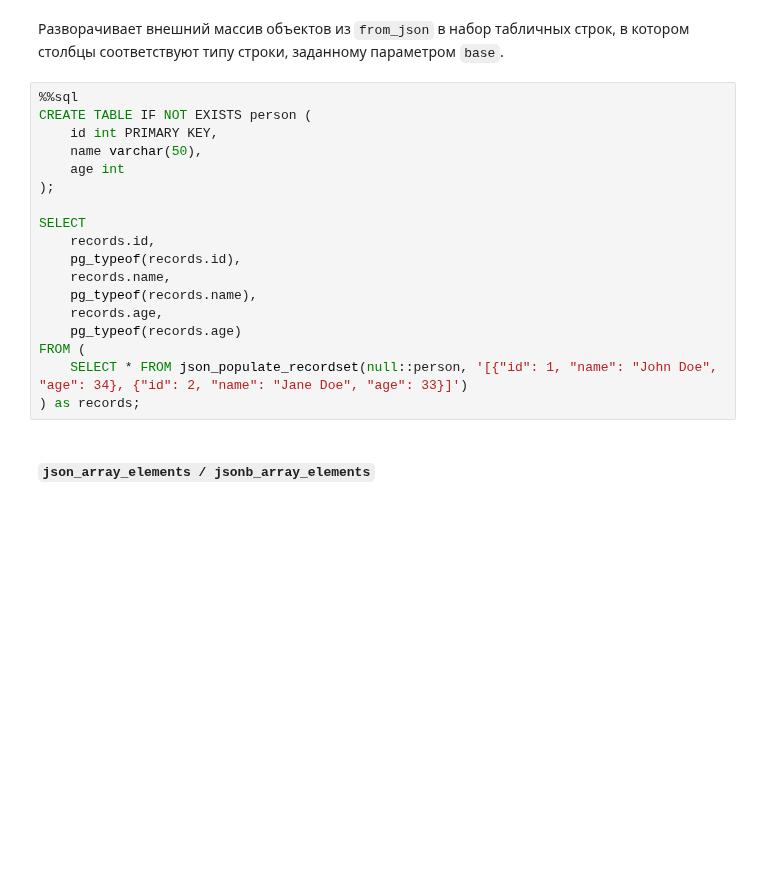
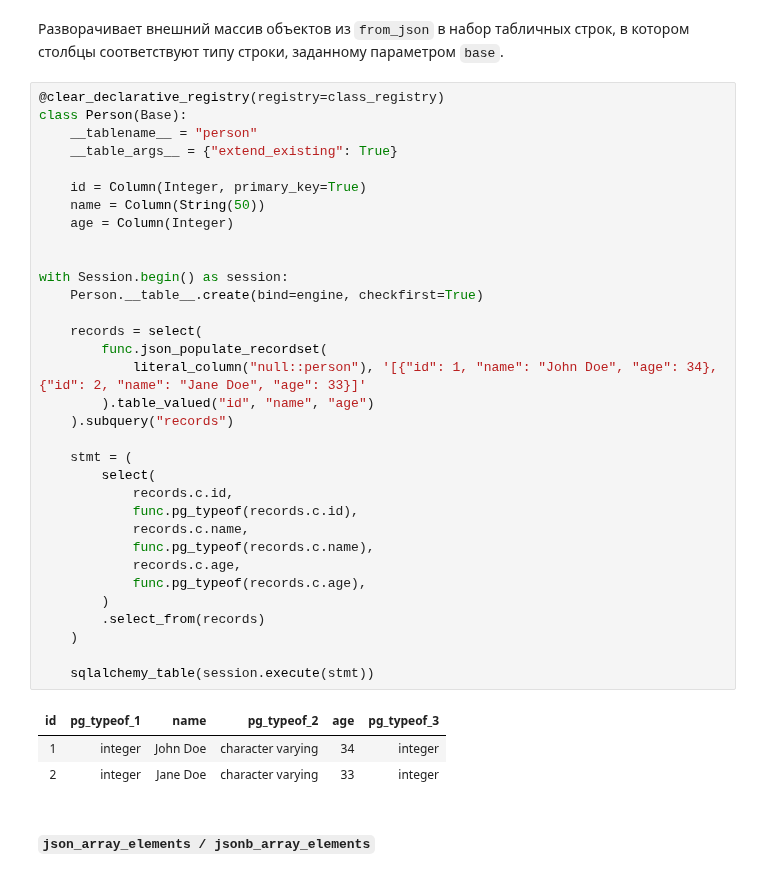
Before and after one commit to vowatchka/postgres_basic, a Jupyter notebook: practices/4_postgres_datatypes/sqlalchemy_2x_style.ipynb, the cells around one changed output. Saved outputs shown, nothing was run; the diff lists cells and outputs as text; blank space fills up the shorter version.

Commit message:
4 postgres datatypes: tasks 34-35 completed (sqlalchemy 2.x style)

```diff
--- a/practices/4_postgres_datatypes/sqlalchemy_2x_style.ipynb
+++ b/practices/4_postgres_datatypes/sqlalchemy_2x_style.ipynb
@@ -3556,23 +3743,42 @@ FROM (
 # %% [markdown]
 Разворачивает внешний массив объектов из `from_json` в набор табличных строк, в котором столбцы соответствуют типу строки, заданному параметром `base`.
 # %%
-%%sql
-CREATE TABLE IF NOT EXISTS person (
-    id int PRIMARY KEY,
-    name varchar(50),
-    age int
-);
+@clear_declarative_registry(registry=class_registry)
+class Person(Base):
+    __tablename__ = "person"
+    __table_args__ = {"extend_existing": True}
 
-SELECT
-    records.id,
-    pg_typeof(records.id),
-    records.name,
-    pg_typeof(records.name),
-    records.age,
-    pg_typeof(records.age)
-FROM (
-    SELECT * FROM json_populate_recordset(null::person, '[{"id": 1, "name": "John Doe", "age": 34}, {"id": 2, "name": "Jane Doe", "age": 33}]')
-) as records;
+    id = Column(Integer, primary_key=True)
+    name = Column(String(50))
+    age = Column(Integer)
+
+
+with Session.begin() as session:
+    Person.__table__.create(bind=engine, checkfirst=True)
+
+    records = select(
+        func.json_populate_recordset(
+            literal_column("null::person"), '[{"id": 1, "name": "John Doe", "age": 34}, {"id": 2, "name": "Jane Doe", "age": 33}]'
+        ).table_valued("id", "name", "age")
+    ).subquery("records")
+
+    stmt = (
+        select(
+            records.c.id,
+            func.pg_typeof(records.c.id),
+            records.c.name,
+            func.pg_typeof(records.c.name),
+            records.c.age,
+            func.pg_typeof(records.c.age),
+        )
+        .select_from(records)
+    )
+
+    sqlalchemy_table(session.execute(stmt))
+# %% [output]
+| id | pg_typeof_1 | name | pg_typeof_2 | age | pg_typeof_3 |
+| 1 | integer | John Doe | character varying | 34 | integer |
+| 2 | integer | Jane Doe | character varying | 33 | integer |
 # %% [markdown]
 ##### `json_array_elements / jsonb_array_elements`
 # %% [markdown]
```
Also changed, not shown: parts of 20 cells of this notebook.
